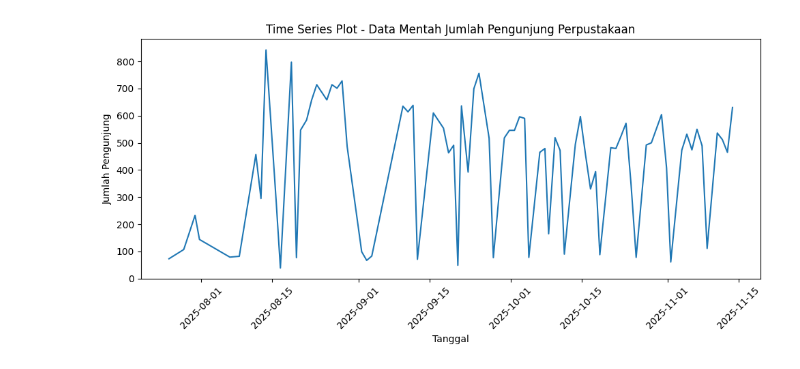
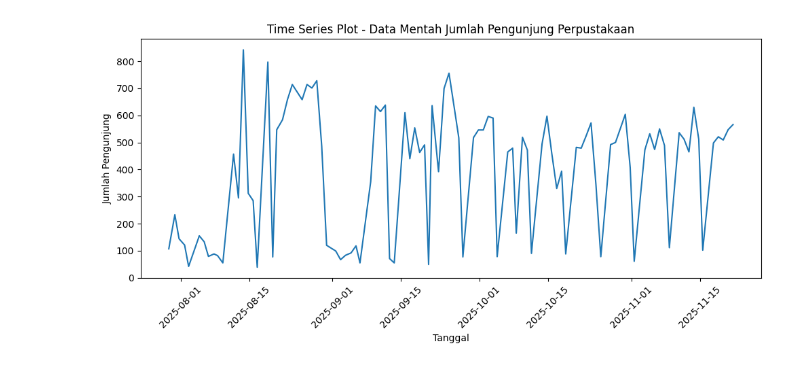
Before and after one commit to michaelnathanielll/Project_Sistem_Informasi_Manufaktur, a Jupyter notebook: model_ma_wma.ipynb, the cells around one changed output. Saved outputs shown, nothing was run; the diff lists cells and outputs as text; code cells hidden in the pictures.

```diff
--- a/model_ma_wma.ipynb
+++ b/model_ma_wma.ipynb
@@ -1,22 +1,22 @@
 # %%
 import pandas as pd
 import matplotlib.pyplot as plt
 
 # Load data
-df = pd.read_excel('dummy_pengunjung_perpustakaan.xlsx')
+df = pd.read_excel('data_pengunjung_perpustakaan.xlsx')
 df['Tanggal'] = pd.to_datetime(df['Tanggal'])
 df = df.sort_values('Tanggal').reset_index(drop=True)
 
 plt.figure(figsize=(10,5))
 plt.plot(df['Tanggal'], df['Jumlah_Pengunjung'])
 plt.title("Time Series Plot - Data Mentah Jumlah Pengunjung Perpustakaan")
 plt.xlabel("Tanggal")
 plt.ylabel("Jumlah Pengunjung")
 plt.xticks(rotation=45)
 plt.tight_layout()
 plt.show()
 # %% [output]
-[figure, old version]
+[figure, new version]
 # %%
 import pandas as pd
 import numpy as np
```
Also changed, not shown: parts of 2 cells of this notebook, 4 other files.
